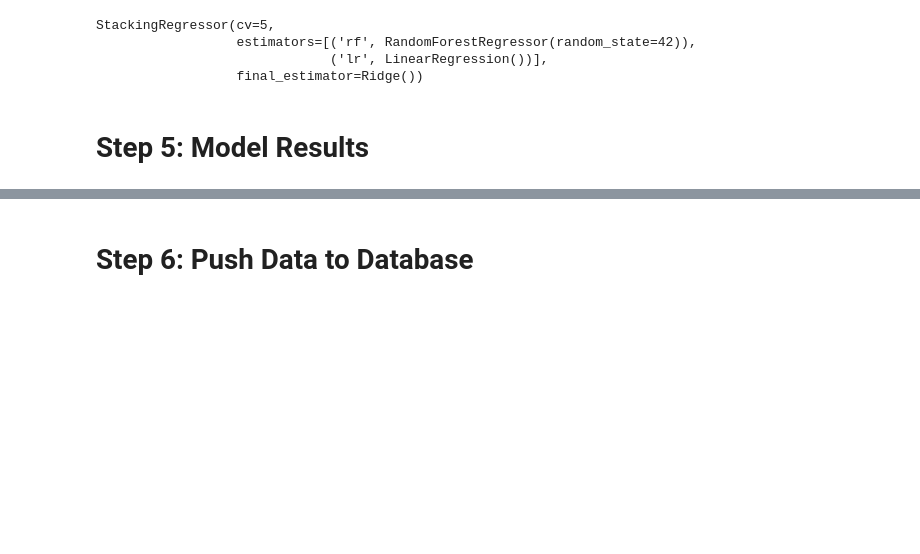
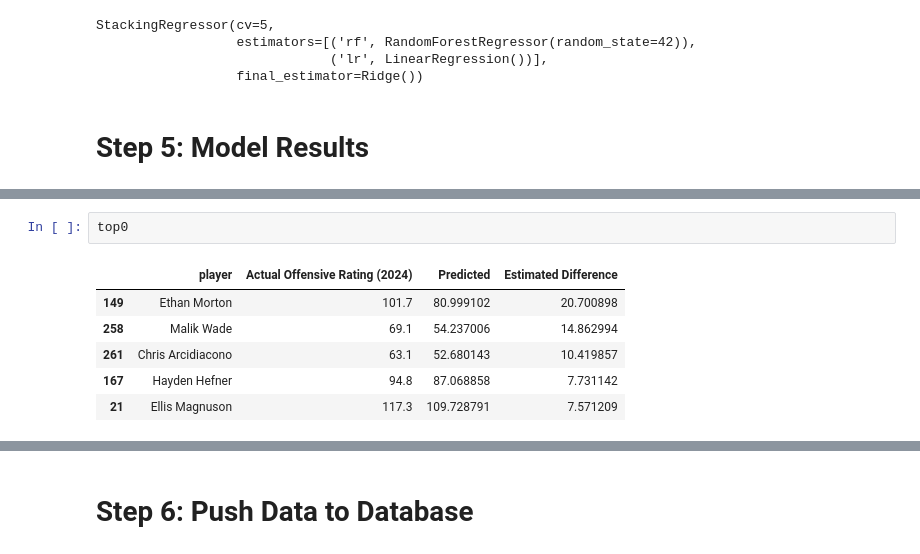
Before and after one commit to qadabie/NCAAB_TransferPortal, a Jupyter notebook: ensemble_transfer_model.ipynb, the cells around one changed output, grey strips where cells are left out. Drawn from its saved outputs; the diff is of its cells as text; blank space fills up the shorter version.

```diff
--- a/ensemble_transfer_model.ipynb
+++ b/ensemble_transfer_model.ipynb
@@ -248,0 +215,9 @@ plt.show()
+# %%
+top0
+# %% [output]
+|  | player | Actual Offensive Rating (2024) | Predicted | Estimated Difference |
+| 149 | Ethan Morton | 101.7 | 80.999102 | 20.700898 |
+| 258 | Malik Wade | 69.1 | 54.237006 | 14.862994 |
+| 261 | Chris Arcidiacono | 63.1 | 52.680143 | 10.419857 |
+| 167 | Hayden Hefner | 94.8 | 87.068858 | 7.731142 |
+| 21 | Ellis Magnuson | 117.3 | 109.728791 | 7.571209 |
```
Also changed, not shown: parts of 18 cells of this notebook, 1 other file.
